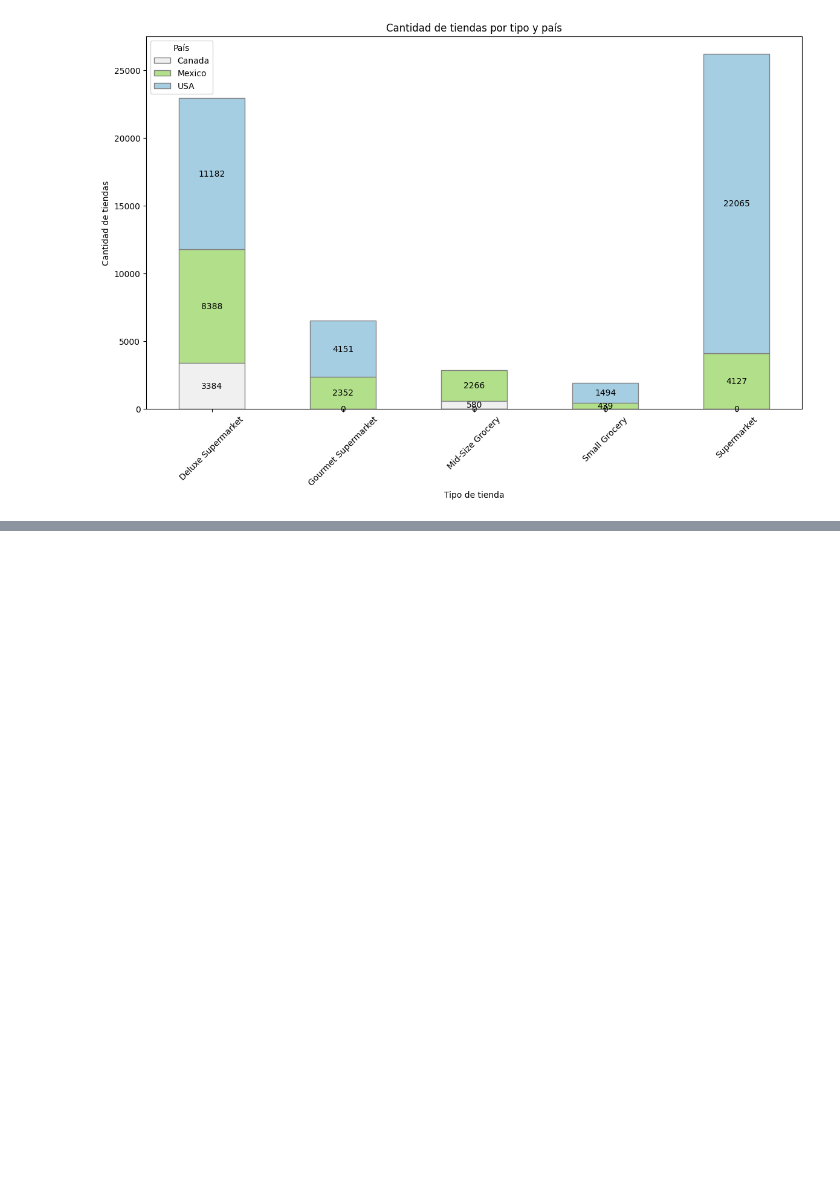
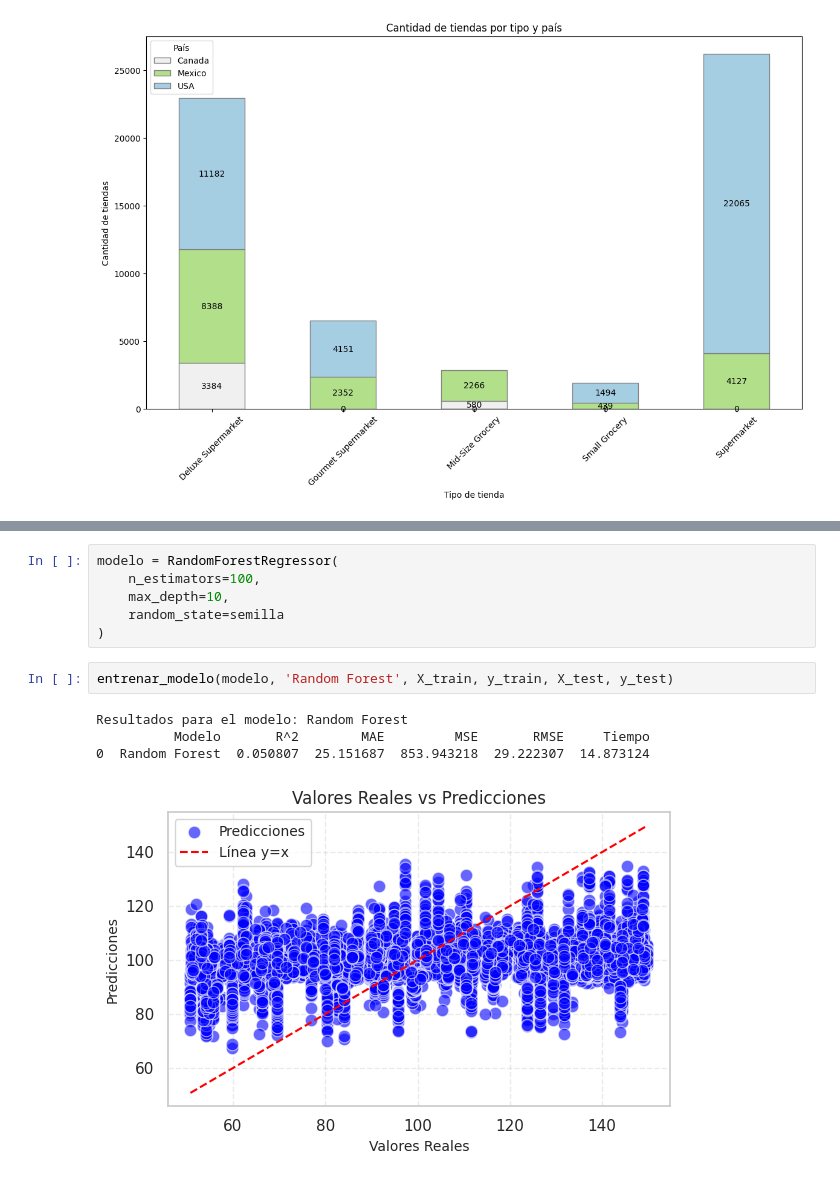
Before and after one commit to FedeSalvemini/ARCHIVOS-DA, a Jupyter notebook: Dataset_Salvemini.ipynb, the cells around one changed output, grey strips where cells are left out. Cells and saved outputs as stored; diff of their text form; blank space fills up the shorter version.

```diff
--- a/Dataset_Salvemini.ipynb
+++ b/Dataset_Salvemini.ipynb
@@ -439,0 +669,13 @@ Si bien es correcto decir que USA es el pais con mas tiendas dentro de la muestr
+# %%
+modelo = RandomForestRegressor(
+    n_estimators=100,
+    max_depth=10,
+    random_state=semilla
+)
+# %%
+entrenar_modelo(modelo, 'Random Forest', X_train, y_train, X_test, y_test)
+# %% [output]
+Resultados para el modelo: Random Forest
+          Modelo       R^2        MAE         MSE       RMSE     Tiempo
+0  Random Forest  0.050807  25.151687  853.943218  29.222307  14.873124
+[figure, added]
```
Also changed, not shown: parts of 41 cells of this notebook.
